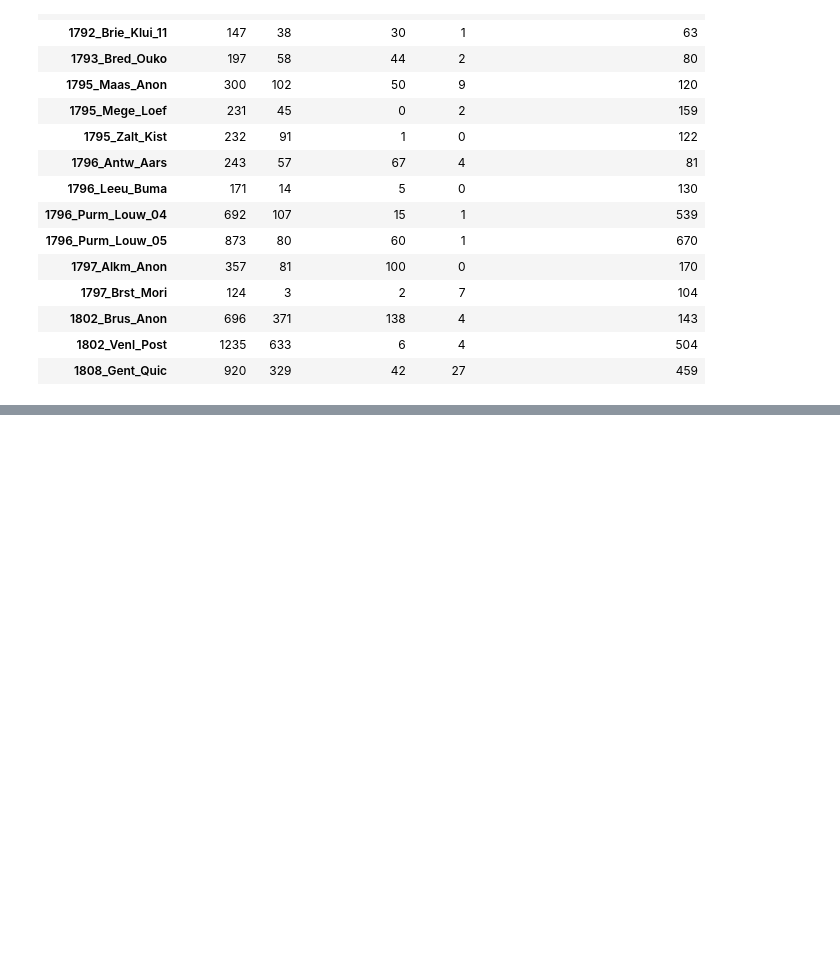
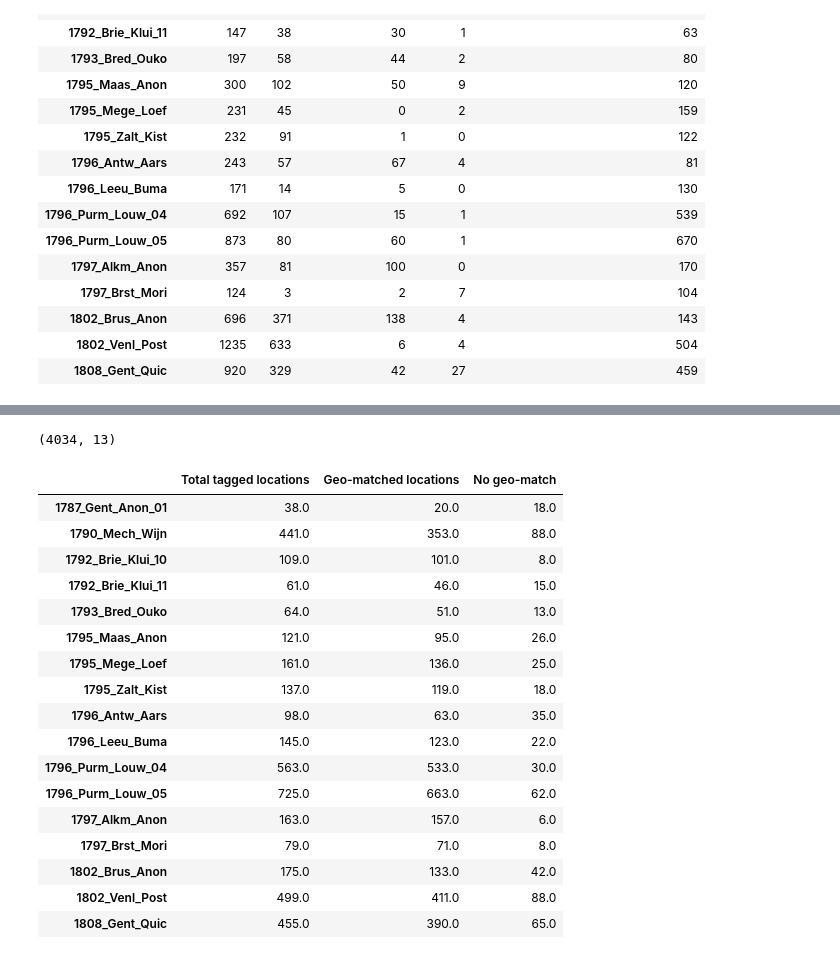
Before and after one commit to chroniclingnovelty/places_mentioned_visualization, a Jupyter notebook: scripts/mapping.ipynb, the cells around one changed output, grey strips where cells are left out. Cells and saved outputs as stored; diff of their text form; code cells hidden in the pictures; blank space fills up the shorter version.

```diff
--- a/scripts/mapping.ipynb
+++ b/scripts/mapping.ipynb
@@ -504,0 +545,7 @@ summary_table
+# %%
+corrected_mapping_filter['chronicle_loc_bin'] = corrected_mapping_filter['chronicle_loc'] == corrected_mapping_filter['true_place']
+# %%
+corrected_mapping_filter = corrected_mapping_filter.loc[corrected_mapping_filter['chronicle_loc_bin']==False,:]
+corrected_mapping_filter.shape
+# %% [output]
+(4034, 13)
@@ -505 +554,32 @@ summary_table
+# %%
+summary_table = pd.DataFrame()
+# %%
+for i,df in corrected_mapping_filter.groupby('chronicle'):
+    try:
+        summary_table.loc[i,'Total tagged locations'] = df.shape[0]
+        summary_table.loc[i,'Geo-matched locations'] = df.loc[df['address'].notnull(),:].shape[0]
+        summary_table.loc[i,'No geo-match'] = df.loc[df['address'].isnull(),:].shape[0]
+    except:
+        print(i)
+# %%
+summary_table
+# %% [output]
+|  | Total tagged locations | Geo-matched locations | No geo-match |
+| 1787_Gent_Anon_01 | 38.0 | 20.0 | 18.0 |
+| 1790_Mech_Wijn | 441.0 | 353.0 | 88.0 |
+| 1792_Brie_Klui_10 | 109.0 | 101.0 | 8.0 |
+| 1792_Brie_Klui_11 | 61.0 | 46.0 | 15.0 |
+| 1793_Bred_Ouko | 64.0 | 51.0 | 13.0 |
+| 1795_Maas_Anon | 121.0 | 95.0 | 26.0 |
+| 1795_Mege_Loef | 161.0 | 136.0 | 25.0 |
+| 1795_Zalt_Kist | 137.0 | 119.0 | 18.0 |
+| 1796_Antw_Aars | 98.0 | 63.0 | 35.0 |
+| 1796_Leeu_Buma | 145.0 | 123.0 | 22.0 |
+| 1796_Purm_Louw_04 | 563.0 | 533.0 | 30.0 |
+| 1796_Purm_Louw_05 | 725.0 | 663.0 | 62.0 |
+| 1797_Alkm_Anon | 163.0 | 157.0 | 6.0 |
+| 1797_Brst_Mori | 79.0 | 71.0 | 8.0 |
+| 1802_Brus_Anon | 175.0 | 133.0 | 42.0 |
+| 1802_Venl_Post | 499.0 | 411.0 | 88.0 |
+| 1808_Gent_Quic | 455.0 | 390.0 | 65.0 |
 # %%
```
Also changed, not shown: parts of 12 cells of this notebook, 30 other files.
